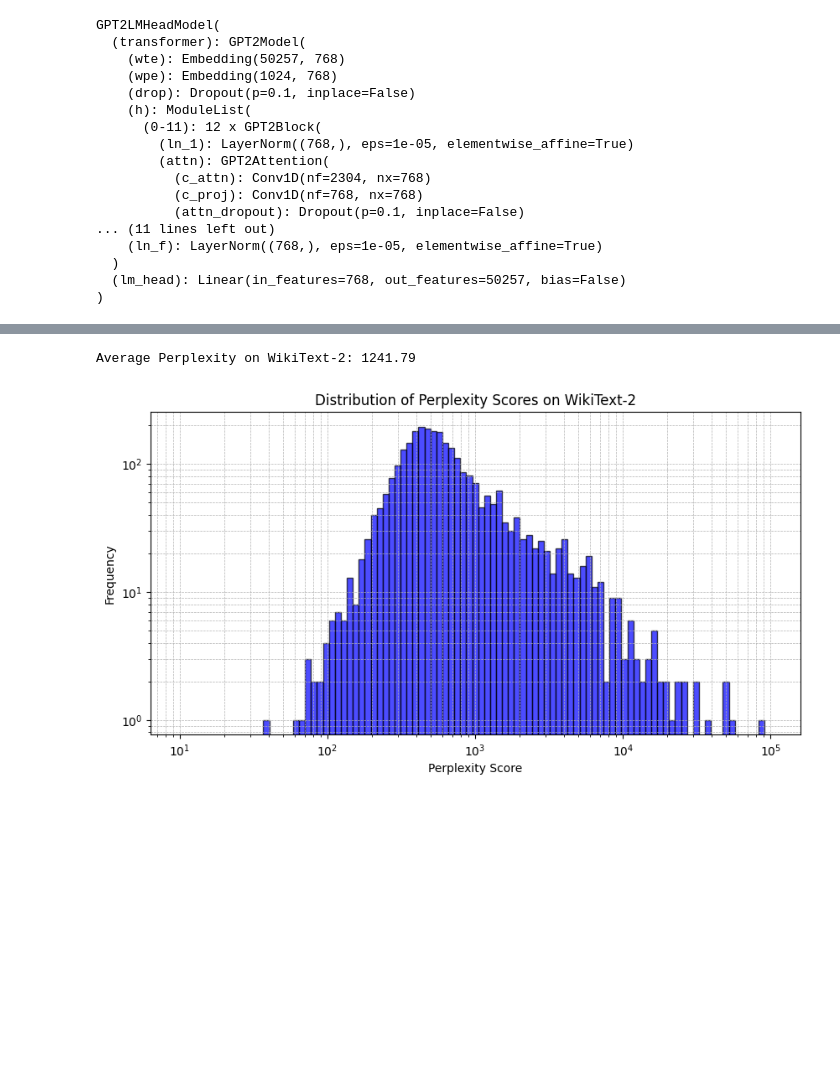
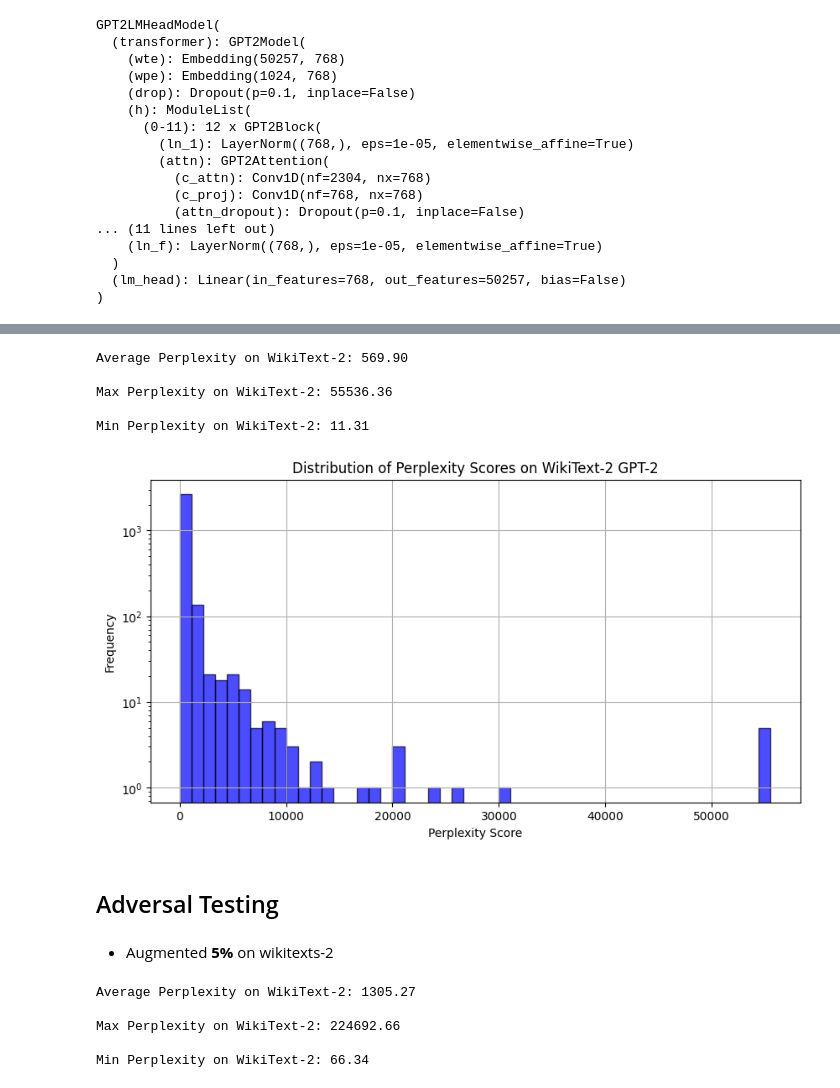
Before and after one commit to mhdnihas/Compare-The-LLM-Perfomance-using-Perplexity, a Jupyter notebook: Muhammed_Nihas.ipynb, the cells around one changed output, grey strips where cells are left out. Saved outputs shown, nothing was run; the diff lists cells and outputs as text; code cells hidden in the pictures; blank space fills up the shorter version.

```diff
--- a/Muhammed_Nihas.ipynb
+++ b/Muhammed_Nihas.ipynb
@@ -224,3 +169,0 @@ dataset = dataset.add_column("modified_text", modified_texts)
-# %%
-modified_text = dataset["modified_text"]
-perplexities = calculate_perplexity(modified_text)
@@ -256,27 +170,22 @@ dataset = dataset.add_column("modified_text_5%Error", modified_texts)
-# %%
-modified_text = dataset["modified_text_5%Error"]
-perplexities = calculate_perplexity(modified_text)
-# %%
-if perplexities:
-    avg_perplexity = sum(perplexities) / len(perplexities)
-    print(f"\nAverage Perplexity on WikiText-2: {avg_perplexity:.2f}")
-else:
-    print("No valid text samples found.")
-# %% [output]
-Average Perplexity on WikiText-2: 1241.79
-# %%
-import matplotlib.pyplot as plt
-import numpy as np
-
-plt.figure(figsize=(10, 5))
-plt.hist(perplexities, bins=np.logspace(1, 5, 100), color='blue', alpha=0.7, edgecolor='black')
-plt.xscale("log")
-plt.xlabel("Perplexity Score")
-plt.ylabel("Frequency")
-plt.title("Distribution of Perplexity Scores on WikiText-2")
-plt.yscale("log")
-plt.grid(True, which="both", linestyle="--", linewidth=0.5)
-
-plt.show()
-# %% [output]
-[figure, removed]
+# %%
+print_Average_Min_Max_perplexity(perplexities)
+# %% [output]
+Average Perplexity on WikiText-2: 569.90
+
+Max Perplexity on WikiText-2: 55536.36
+
+Min Perplexity on WikiText-2: 11.31
+# %%
+plt.figure(figsize=(10, 5))
+plt.hist(perplexities, bins=50, color='blue', alpha=0.7, edgecolor='black')
+plt.xlabel("Perplexity Score")
+plt.ylabel("Frequency")
+plt.title("Distribution of Perplexity Scores on WikiText-2 GPT-2")
+plt.yscale("log")
+plt.grid(True)
+# %% [output]
+[figure, added]
+# %% [markdown]
+## Adversal Testing
+# %% [markdown]
+* Augmented **5%** on wikitexts-2
@@ -282,0 +194,8 @@ plt.show()
+# %%
+print_Average_Min_Max_perplexity(perplexities)
+# %% [output]
+Average Perplexity on WikiText-2: 1305.27
+
+Max Perplexity on WikiText-2: 224692.66
+
+Min Perplexity on WikiText-2: 66.34
```
Also changed, not shown: parts of 67 cells of this notebook.
